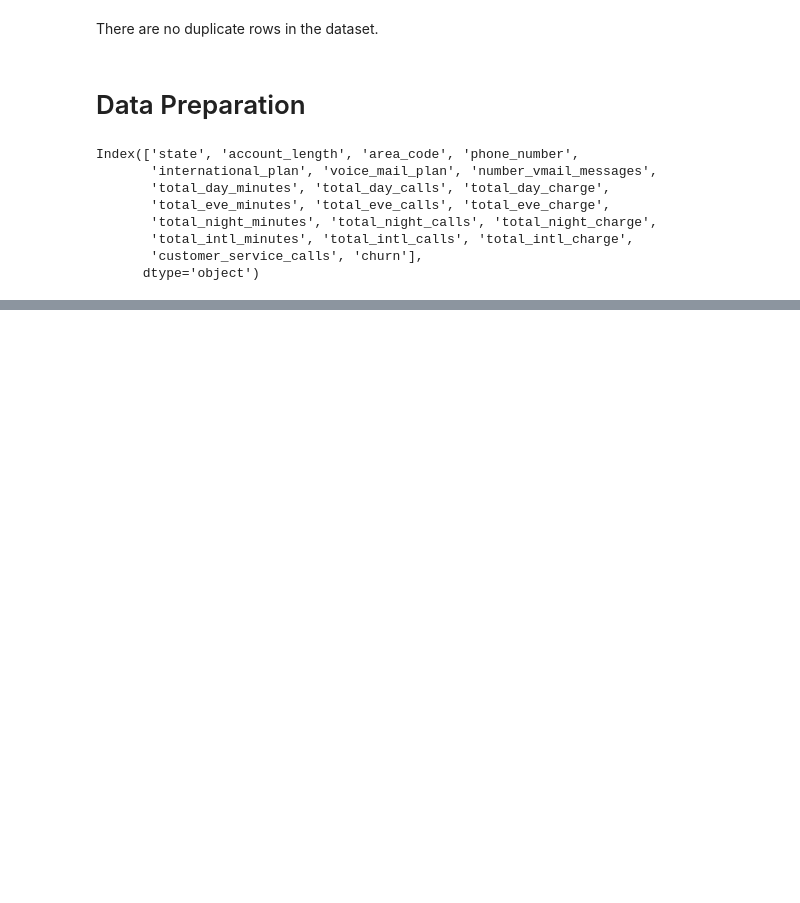
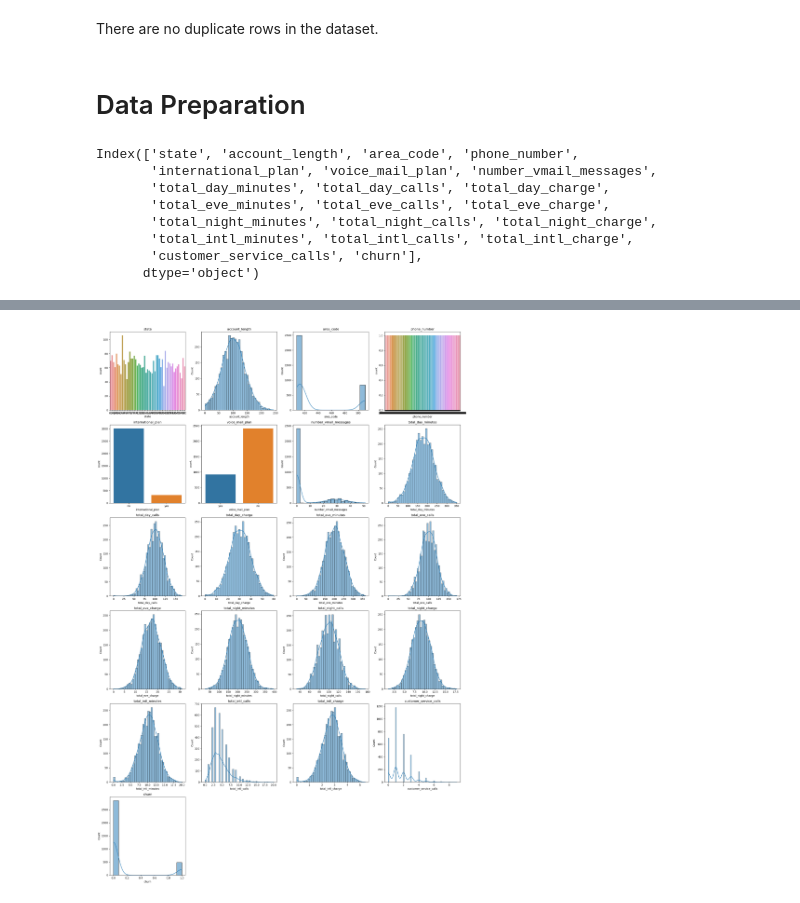
Before and after one commit to mbuvimuia/SyriaTel_Customer_Churn_Prediction, a Jupyter notebook: index.ipynb, the cells around one changed output, grey strips where cells are left out. Drawn from its saved outputs; the diff is of its cells as text; code cells hidden in the pictures; blank space fills up the shorter version.

```diff
--- a/index.ipynb
+++ b/index.ipynb
@@ -176,0 +209,5 @@ Index(['state', 'account_length', 'area_code', 'phone_number',
+# %%
+# Univariate Analysis
+analysis.univariate_analysis(data.columns)
+# %% [output]
+[figure, added]
```
Also changed, not shown: parts of 9 cells of this notebook.
